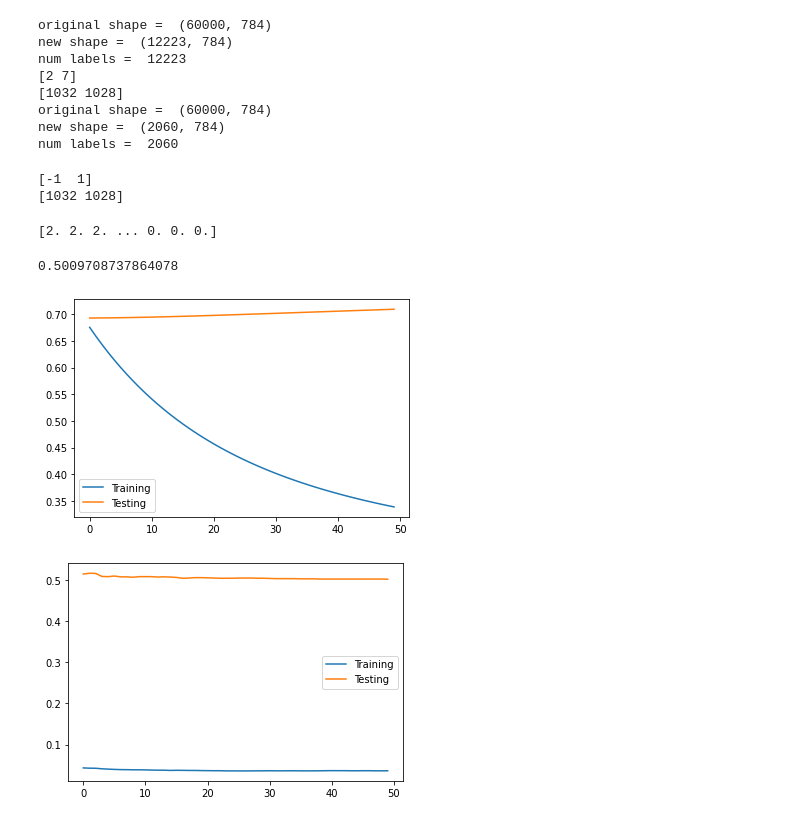
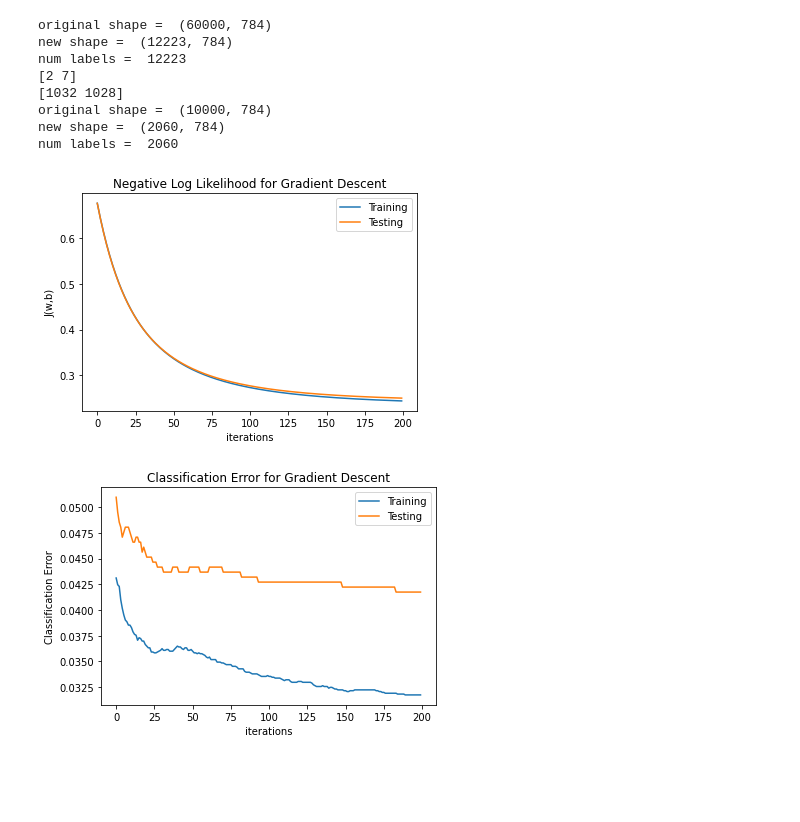
Before and after one commit to KatieJ16/CSE546, a Jupyter notebook: HW2_GD.ipynb, the cells around one changed output. Saved outputs shown, nothing was run; the diff lists cells and outputs as text; code cells hidden in the pictures; blank space fills up the shorter version.

```diff
--- a/HW2_GD.ipynb
+++ b/HW2_GD.ipynb
@@ -1,16 +1,16 @@
 # %%
-# import numpy as np
-# import matplotlib.pyplot as plt
-# from mnist import MNIST
+import numpy as np
+import matplotlib.pyplot as plt
+from mnist import MNIST
 
-# # def load_dataset():
-# mndata = MNIST('./')
-# mndata.gz = True
+# def load_dataset():
+mndata = MNIST('./')
+mndata.gz = True
 
-# X_train_raw, labels_train_raw = mndata.load_training()
-# X_test_raw, labels_test_raw = mndata.load_testing()
-# X_train_raw = np.array(X_train_raw)/255.0
-# X_test_raw = np.array(X_train_raw)/255.0
+X_train_raw, labels_train_raw = mndata.load_training()
+X_test_raw, labels_test_raw = mndata.load_testing()
+X_train_raw = np.array(X_train_raw)/255.0
+X_test_raw = np.array(X_test_raw)/255.0
 
 idx2 = []
 idx7 = []
@@ -53,21 +53,14 @@ new shape =  (12223, 784)
 num labels =  12223
 [2 7]
 [1032 1028]
-original shape =  (60000, 784)
+original shape =  (10000, 784)
 new shape =  (2060, 784)
 num labels =  2060
-# %%
-(unique, counts) = np.unique(y_test, return_counts=True)
-print(unique)
-print(counts)
-# %% [output]
-[-1  1]
-[1032 1028]
 # %%
-def single_step(w, b, x, y, lam, eta):
+def update_weights(w, b, x, y, lam, eta, scale_reg = 1):
     (n,d) = x.shape
     u = 1/(1+np.exp(-y*(b+x@w)))
-    dw = np.sum((1-u)*(-x.T*y)/n, axis = 1) + 2*lam*w
+    dw = np.sum((1-u)*(-x.T*y)/n, axis = 1) + 2*lam*w/scale_reg
     db = np.sum((1-u)*(-y))/n
     w_new = w - eta * dw
     b_new = b - eta * db
@@ -75,7 +68,6 @@ def single_step(w, b, x, y, lam, eta):
 
 def find_J(w,b, x, y, lam):
     (n,d) = x.shape
-#     print(1+np.exp(-y*(b+x@w)))
     return(np.sum(np.log(1+np.exp(-y*(b+x@w))))/n + lam * np.linalg.norm(w)**2)
 
 def find_error(w, b, x, y):
@@ -84,38 +76,40 @@ def find_error(w, b, x, y):
     num_diff = np.sum((np.abs(pred - y)))/2
 #     print(np.abs(pred - y))
     return num_diff/n
-# %%
-find_error(w, b, x_test, y_test)
-# %% [output]
-[2. 2. 2. ... 0. 0. 0.]
-0.5009708737864078
 # %%
 lam = 1e-1
 eta = 0.01
 (n,d) = x.shape
 w = np.zeros(d)
 b = 0
 J_list = []
 J_test_list = []
 error_list = []
 error_test_list = []
 
-for i in range(50):
-    w,b = single_step(w, b, x, y, lam, eta)
+for i in range(200):
+    w,b = update_weights(w, b, x, y, lam, eta)
     J_list.append(find_J(w,b, x, y, lam))
     J_test_list.append(find_J(w,b, x_test, y_test, lam))
     error_list.append(find_error(w, b, x, y))
     error_test_list.append(find_error(w, b, x_test, y_test))
 
 plt.plot(J_list, label = "Training")
 plt.plot(J_test_list,  label = "Testing")
+plt.xlabel('iterations')
+plt.ylabel('J(w,b)')
+plt.title('Negative Log Likelihood for Gradient Descent')
 plt.legend()
 plt.show()
 
 plt.plot(error_list, label = "Training")
 plt.plot(error_test_list,  label = "Testing")
+plt.xlabel('iterations')
+plt.ylabel('Classification Error')
+plt.title('Classification Error for Gradient Descent')
+plt.legend()
 plt.legend()
 plt.show()
 # %% [output]
-[figure, old version]
+[figure, new version]
-[figure, old version]
+[figure, new version]
```
Also changed, not shown: parts of 3 cells of this notebook, 1 other file.
